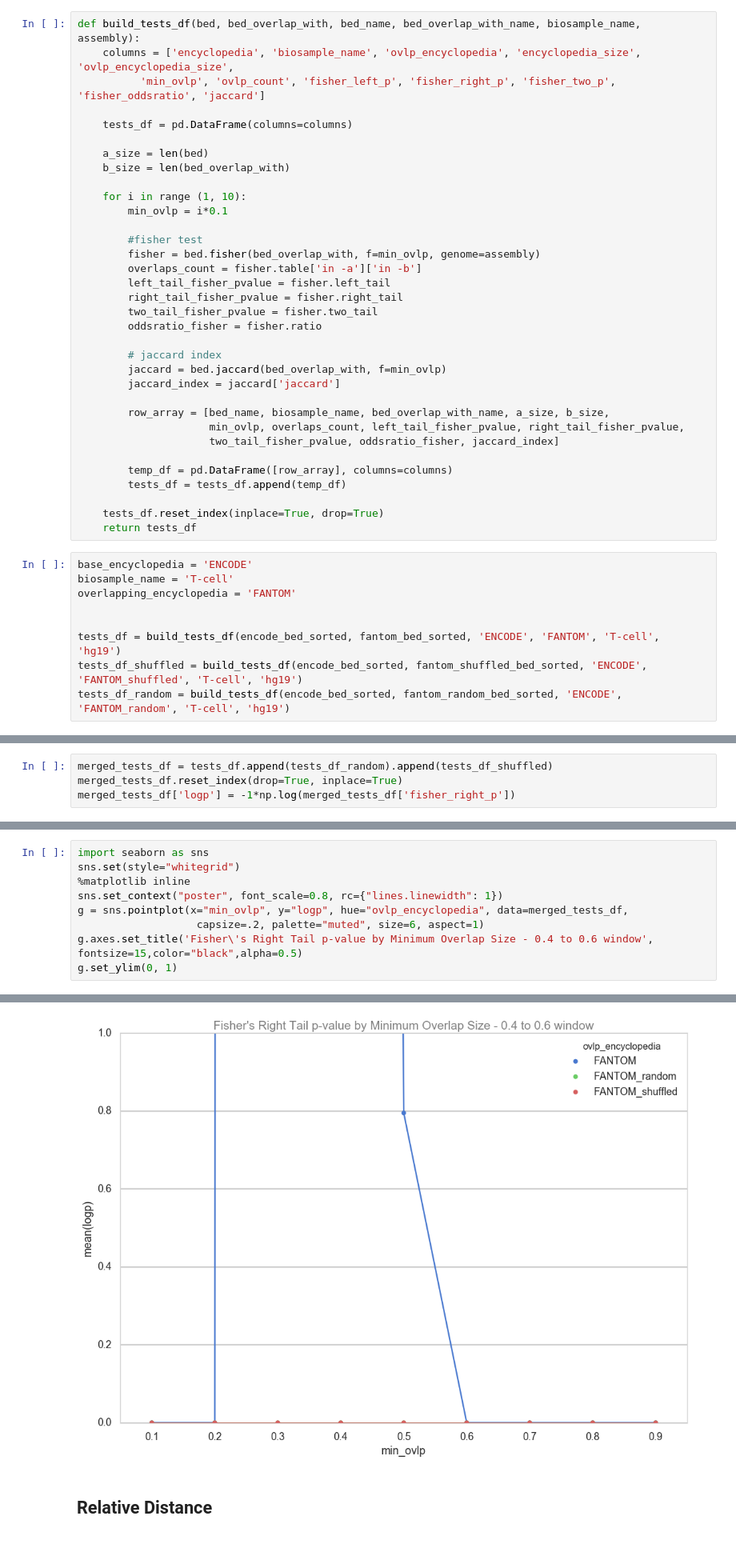
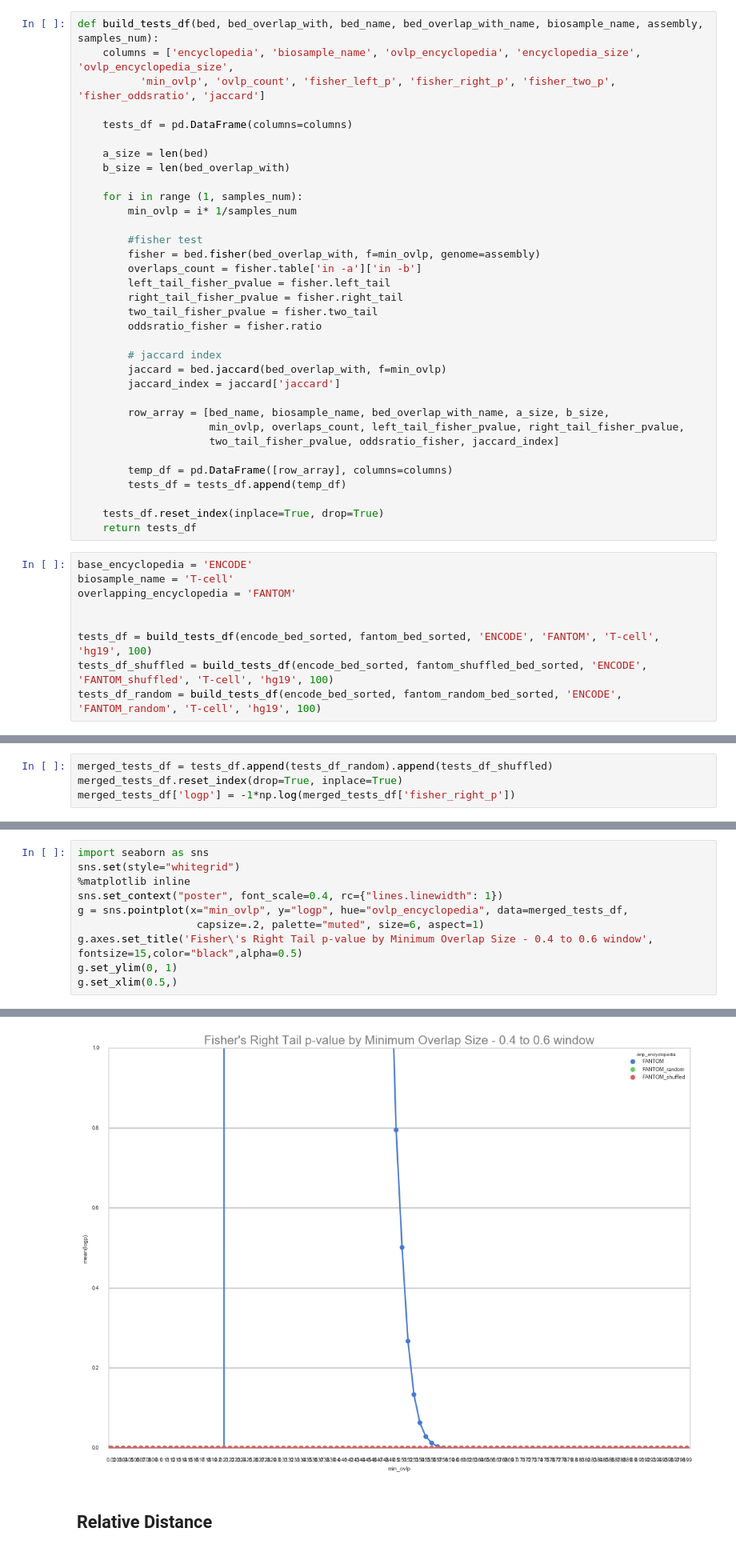
Before and after one commit to mvanzetti/thesis, a Jupyter notebook: notebooks/Null Model.ipynb, the cells around one changed output, grey strips where cells are left out. Shown at 80% size. Drawn from its saved outputs; the diff is of its cells as text.

Commit message:
Added overlap analysis tools

```diff
--- a/notebooks/Null Model.ipynb
+++ b/notebooks/Null Model.ipynb
@@ -275,7 +275,7 @@ len(sample_df)
 # %% [markdown]
 ## Fisher, Jaccard
 # %%
-def build_tests_df(bed, bed_overlap_with, bed_name, bed_overlap_with_name, biosample_name, assembly):
+def build_tests_df(bed, bed_overlap_with, bed_name, bed_overlap_with_name, biosample_name, assembly, samples_num):
     columns = ['encyclopedia', 'biosample_name', 'ovlp_encyclopedia', 'encyclopedia_size', 'ovlp_encyclopedia_size',
           'min_ovlp', 'ovlp_count', 'fisher_left_p', 'fisher_right_p', 'fisher_two_p', 'fisher_oddsratio', 'jaccard']
 
@@ -284,8 +284,8 @@ def build_tests_df(bed, bed_overlap_with, bed_name, bed_overlap_with_name, biosa
     a_size = len(bed)
     b_size = len(bed_overlap_with)
 
-    for i in range (1, 10):
-        min_ovlp = i*0.1
+    for i in range (1, samples_num):
+        min_ovlp = i* 1/samples_num
 
         #fisher test
         fisher = bed.fisher(bed_overlap_with, f=min_ovlp, genome=assembly)
@@ -314,7 +314,7 @@ biosample_name = 'T-cell'
 overlapping_encyclopedia = 'FANTOM'
 
 
-tests_df = build_tests_df(encode_bed_sorted, fantom_bed_sorted, 'ENCODE', 'FANTOM', 'T-cell', 'hg19')
-tests_df_shuffled = build_tests_df(encode_bed_sorted, fantom_shuffled_bed_sorted, 'ENCODE', 'FANTOM_shuffled', 'T-cell', 'hg19')
-tests_df_random = build_tests_df(encode_bed_sorted, fantom_random_bed_sorted, 'ENCODE', 'FANTOM_random', 'T-cell', 'hg19')
+tests_df = build_tests_df(encode_bed_sorted, fantom_bed_sorted, 'ENCODE', 'FANTOM', 'T-cell', 'hg19', 100)
+tests_df_shuffled = build_tests_df(encode_bed_sorted, fantom_shuffled_bed_sorted, 'ENCODE', 'FANTOM_shuffled', 'T-cell', 'hg19', 100)
+tests_df_random = build_tests_df(encode_bed_sorted, fantom_random_bed_sorted, 'ENCODE', 'FANTOM_random', 'T-cell', 'hg19', 100)
 # %%
@@ -386,9 +394,10 @@ g.set_ylim(0, 200)
 import seaborn as sns
 sns.set(style="whitegrid")
 %matplotlib inline
-sns.set_context("poster", font_scale=0.8, rc={"lines.linewidth": 1})
+sns.set_context("poster", font_scale=0.4, rc={"lines.linewidth": 1})
 g = sns.pointplot(x="min_ovlp", y="logp", hue="ovlp_encyclopedia", data=merged_tests_df,
                    capsize=.2, palette="muted", size=6, aspect=1)
 g.axes.set_title('Fisher\'s Right Tail p-value by Minimum Overlap Size - 0.4 to 0.6 window', fontsize=15,color="black",alpha=0.5)
 g.set_ylim(0, 1)
+g.set_xlim(0.5,)
 # %% [output]
@@ -396,4 +405,4 @@ g.set_ylim(0, 1)
-[figure, old version]
+[figure, new version]
 # %% [markdown]
 ## Relative Distance
 # %%
```
Also changed, not shown: parts of 13 cells of this notebook, 5 other files.
